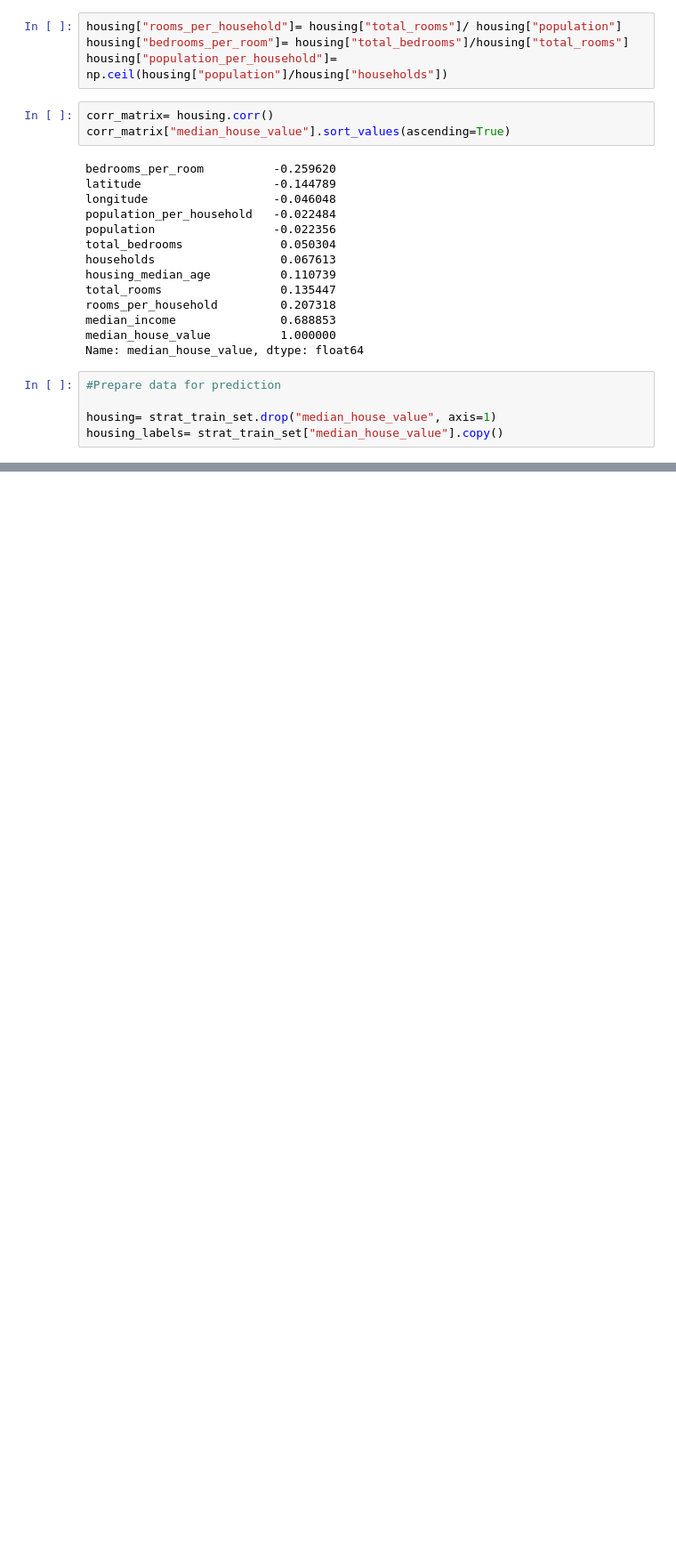
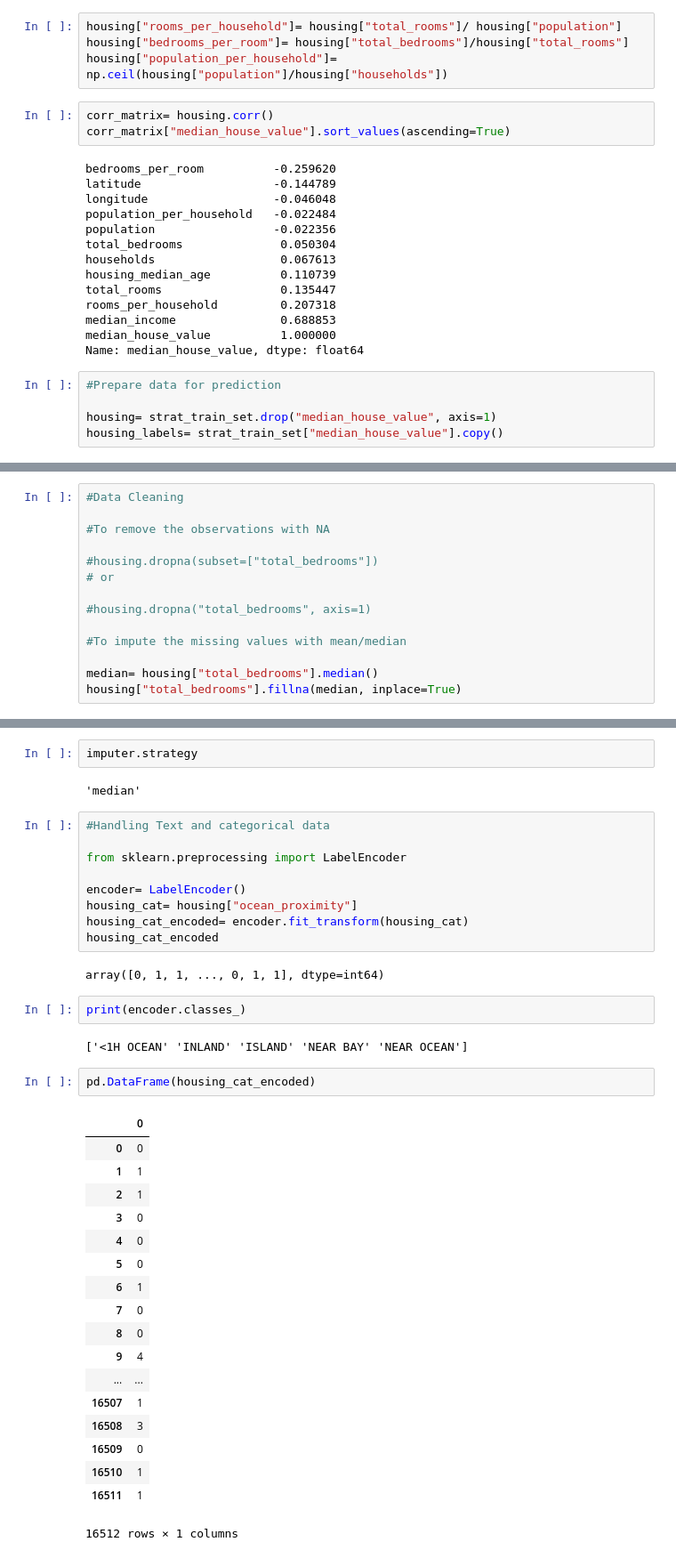
Before and after one commit to CrookedNoob/Scikit-Learn_Tutorial, a Jupyter notebook: Basic_Hands-on_with_sklearn.ipynb, the cells around one changed output, grey strips where cells are left out. Shown at 89% size. Cells and saved outputs as stored; diff of their text form; blank space fills up the shorter version.

```diff
--- a/Basic_Hands-on_with_sklearn.ipynb
+++ b/Basic_Hands-on_with_sklearn.ipynb
@@ -288,0 +287,14 @@ housing_labels= strat_train_set["median_house_value"].copy()
+# %%
+#Data Cleaning
+
+#To remove the observations with NA
+
+#housing.dropna(subset=["total_bedrooms"])
+# or
+
+#housing.dropna("total_bedrooms", axis=1)
+
+#To impute the missing values with mean/median
+
+median= housing["total_bedrooms"].median()
+housing["total_bedrooms"].fillna(median, inplace=True)
@@ -288,0 +341,40 @@ housing_labels= strat_train_set["median_house_value"].copy()
+# %%
+imputer.strategy
+# %% [output]
+'median'
+# %%
+#Handling Text and categorical data
+
+from sklearn.preprocessing import LabelEncoder
+
+encoder= LabelEncoder()
+housing_cat= housing["ocean_proximity"]
+housing_cat_encoded= encoder.fit_transform(housing_cat)
+housing_cat_encoded
+# %% [output]
+array([0, 1, 1, ..., 0, 1, 1], dtype=int64)
+# %%
+print(encoder.classes_)
+# %% [output]
+['<1H OCEAN' 'INLAND' 'ISLAND' 'NEAR BAY' 'NEAR OCEAN']
+# %%
+pd.DataFrame(housing_cat_encoded)
+# %% [output]
+|  | 0 |
+| 0 | 0 |
+| 1 | 1 |
+| 2 | 1 |
+| 3 | 0 |
+| 4 | 0 |
+| 5 | 0 |
+| 6 | 1 |
+| 7 | 0 |
+| 8 | 0 |
+| 9 | 4 |
+| ... | ... |
+| 16507 | 1 |
+| 16508 | 3 |
+| 16509 | 0 |
+| 16510 | 1 |
+| 16511 | 1 |
+16512 rows × 1 columns
```
Also changed, not shown: parts of 19 cells of this notebook.
